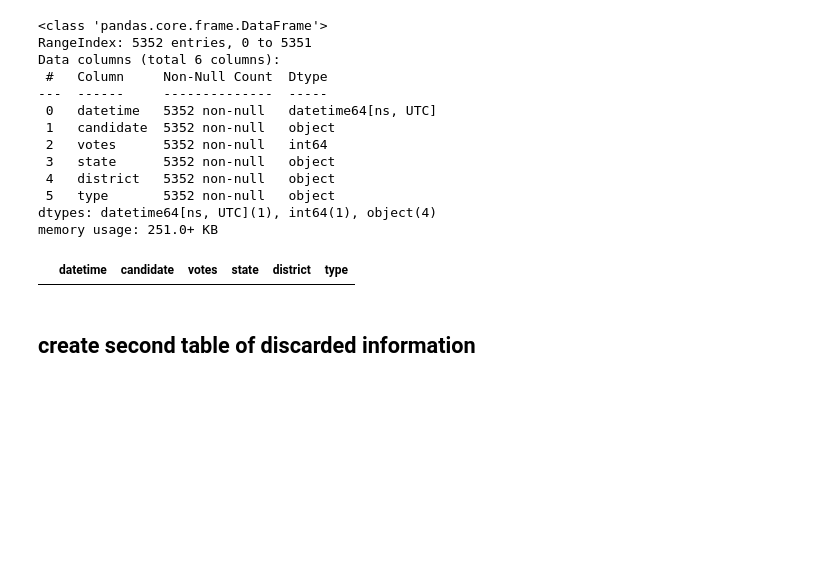
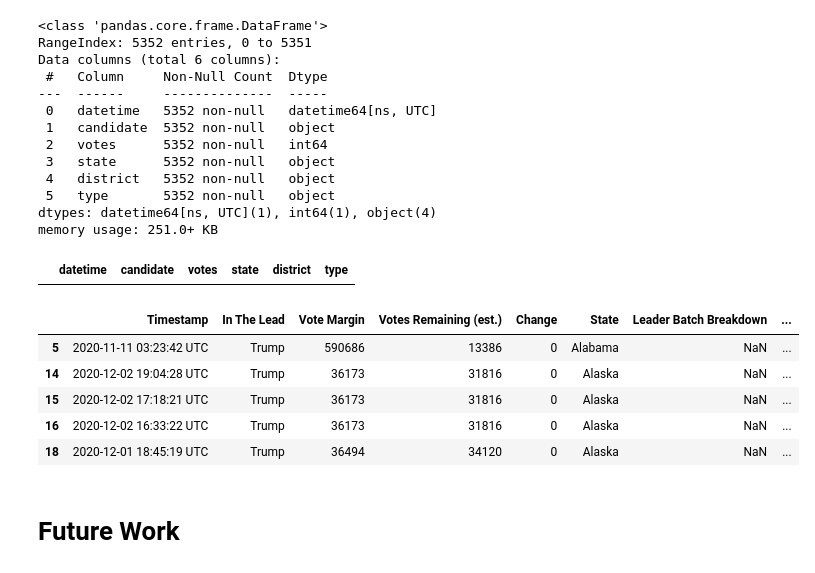
Before and after one commit to ejw-data/etl-election-reporting, a Jupyter notebook: election_data_extract.ipynb, the cells around one changed output. Saved outputs shown, nothing was run; the diff lists cells and outputs as text; code cells hidden in the pictures; blank space fills up the shorter version.

```diff
--- a/election_data_extract.ipynb
+++ b/election_data_extract.ipynb
@@ -162,11 +195,11 @@ Here are somet things I think that should be checked:
 
 In the end, the batch votes need to be filtered for faulty data and the individual batch candidate votes should be calculated from the existing data.
 # %%
-
 # Create two new columns, convert 3 columns to numeric type
 result_df['Margin_change_estimate']=""
 result_df['Type']=""
-result_df[['Margin_change_estimate','Leader Batch Breakdown', 'Trailer Batch Breakdown']]=result_df[['Margin_change_estimate', 'Leader Batch Breakdown', 'Trailer Batch Breakdown']].apply(pd.to_numeric)
+result_df[['Margin_change_estimate','Leader Batch Breakdown', 'Trailer Batch Breakdown']]=result_df[['Margin_change_estimate',
+                                                                                                     'Leader Batch Breakdown', 'Trailer Batch Breakdown']].apply(pd.to_numeric)
 
 # renumber index and discard current index
 result_df.reset_index(drop=True, inplace=True)
@@ -246,0 +281,6 @@ result_df.drop(zero_values, inplace=True)
+# %%
+# Store dropped rows
+dropped_rows_df = result_df[result_df.index.isin(zero_values)].copy()
+# add category for Type column
+dropped_rows_df.loc[zero_values,"Type"] = "removed-zero-batch"
+# drop values from dataframe
@@ -878,5 +937,3 @@ df[df['votes'].isna()]
 # these are the first record for each state and the district of columbia that don't have a calculated candidate votes
 # %% [output]
 |  | datetime | candidate | votes | state | district | type |
-# %% [markdown]
-## create second table of discarded information
@@ -915,0 +940,11 @@ df.to_csv('./data/db_bad_records_file.csv', index_label="record_id")
+# %%
+dropped_rows_df.head()
+# %% [output]
+|  | Timestamp | In The Lead | Vote Margin | Votes Remaining (est.) | Change | State | Leader Batch Breakdown | ... |
+| 5 | 2020-11-11 03:23:42 UTC | Trump | 590686 | 13386 | 0 | Alabama | NaN | ... |
+| 14 | 2020-12-02 19:04:28 UTC | Trump | 36173 | 31816 | 0 | Alaska | NaN | ... |
+| 15 | 2020-12-02 17:18:21 UTC | Trump | 36173 | 31816 | 0 | Alaska | NaN | ... |
+| 16 | 2020-12-02 16:33:22 UTC | Trump | 36173 | 31816 | 0 | Alaska | NaN | ... |
+| 18 | 2020-12-01 18:45:19 UTC | Trump | 36494 | 34120 | 0 | Alaska | NaN | ... |
+# %% [markdown]
+# Future Work
```
Also changed, not shown: parts of 30 cells of this notebook, 9 other files.
